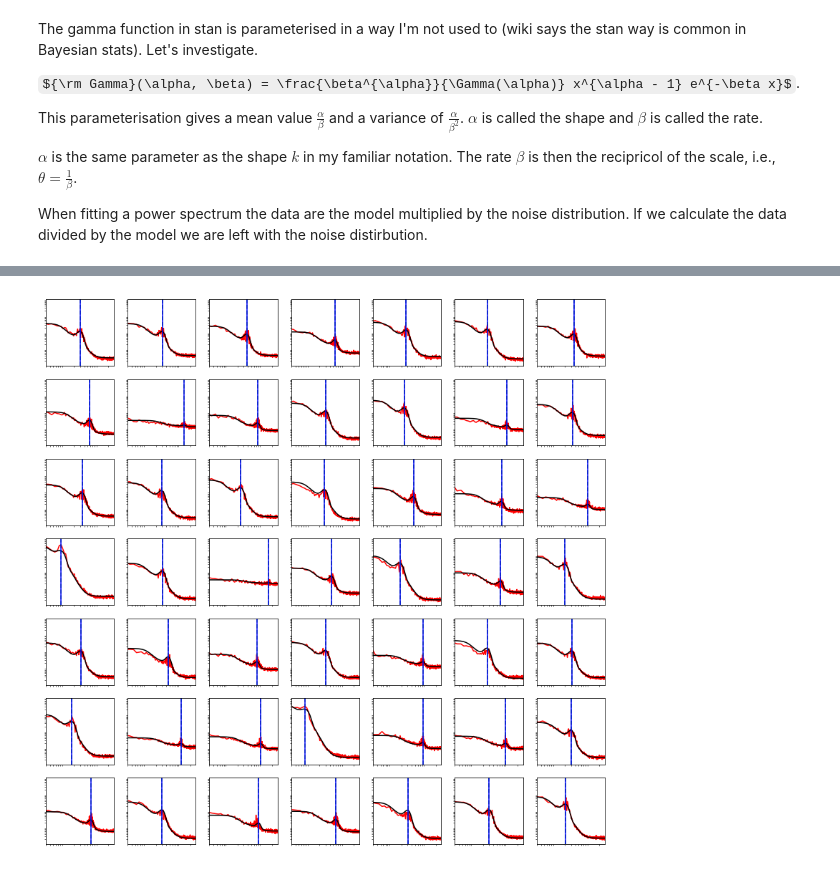
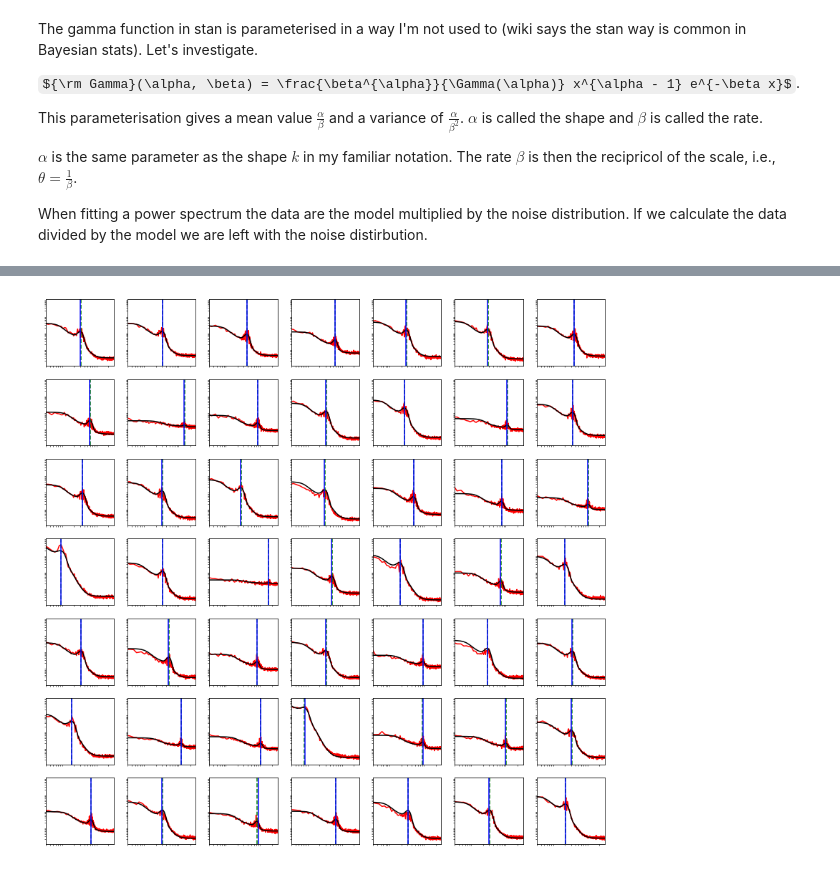
Before and after one commit to grd349/ClusterUp, a Jupyter notebook: coeff_lvars.ipynb, the cells around one changed output, grey strips where cells are left out. Drawn from its saved outputs; the diff is of its cells as text; code cells hidden in the pictures; some formulas as TeX source.

```diff
--- a/coeff_lvars.ipynb
+++ b/coeff_lvars.ipynb
@@ -52,5 +52,6 @@ Text(0,0.5,'Rebinned power')
 # %%
 df.loc[df.KIC == 2436593, 'Numax'] = 28.0
+df.loc[df.KIC == 2438140, 'Numax'] = 72.0
 numaxs = df.Numax.values
 whites = np.median(data[-3:,:], axis=0)
 kics = df.KIC.values
@@ -72,12 +73,12 @@ def model(f, ak, ae, bk, be, ck, ce, dk, de, numax, wk, we, hk, he, white):
     height = 10**(hk + numax*he)
     model = (apod(f, 288.8) * (harvey(f, a, b) + harvey(f, c, d) + gaussian(f, 10**numax, width, height))) + 10**white
     return model
-ak, ae = 3.4, -0.48
-bk, be = -0.43, 0.86
-ck, ce = 3.59, -0.59
-dk, de = 0.02, 0.96
-wk, we = -0.82, 1.03
-hk, he = 6.95, -2.18
+ak, ae = 3.67, -0.63
+bk, be = -0.1, 0.72
+ck, ce = 3.35, -0.49
+dk, de = 0.29, 0.81
+wk, we = -0.28, 0.68
+hk, he = 7.06, -2.11
 n = 7
 fig, ax = plt.subplots(n,n, figsize=[14, 14])
 for i in range(0, n*n):
@@ -173,9 +174,8 @@ transformed parameters {
     vector[M] white;
     numax = numax_std * numaxspread + numax_est;
     white = white_std * whitespread + white_est;
-    a = ak + numax * ae;
     for (j in 1:M){
-        //a[j] = 10^((ak + numax[j] * ae));
+        a[j] = 10^((ak + numax[j] * ae));
         b[j] = 10^((bk + (numax[j]) * be));
         c[j] = 10^((ck + (numax[j]) * ce));
         d[j] = 10^((dk + (numax[j]) * de));
@@ -188,7 +188,7 @@ model {
     for (j in 1:M){
         for (i in 1:N){
             beta[i, j] = dof / (apod(f[i], 288.8)
-                        * (harvey(f[i], 10^a[j], b[j], 4.0)
+                        * (harvey(f[i], a[j], b[j], 4.0)
                         + harvey(f[i], c[j], d[j], 4.0)
                         + gaussian(f[i], 10^numax[j], w[j], h[j]))
                         + 10^white[j]);
@@ -222,14 +222,14 @@ dat = {'N': len(freq),
        'dof': 100,
       'f': freq,
       'p': data,
-      'numax': np.log10(numaxs),
-      'white': np.log10(whites)}
-ak, ae = 3.65, -0.62
-bk, be = -0.15, 0.74
-ck, ce = 3.39, -0.51
-dk, de = 0.27, 0.83
-wk, we = -0.3, 0.7
-hk, he = 7.06, -2.11
+      'numax_est': np.log10(numaxs),
+      'white_est': np.log10(whites)}
+ak, ae = 3.62, -0.61
+bk, be = -0.27, 0.8
+ck, ce = 3.57, -0.61
+dk, de = 0.18, 0.87
+wk, we = -0.33, 0.69
+hk, he = 6.99, -2.05
 start = [{'ak': ak, 'ae': ae, 'bk': bk, 'be': be,
           'ck': ck, 'ce': ce, 'dk': dk, 'de': de,
           'wk': wk, 'we': we, 'hk': hk, 'he': he,
@@ -268,32 +266,32 @@ fit.plot()
 n = 7
 fig, ax = plt.subplots(n,n, figsize=[14, 14])
 ak = fit['ak'].mean()
 ae = fit['ae'].mean()
 bk = fit['bk'].mean()
 be = fit['be'].mean()
 ck = fit['ck'].mean()
 ce = fit['ce'].mean()
 dk = fit['dk'].mean()
 de = fit['de'].mean()
 wk = fit['wk'].mean()
 we = fit['we'].mean()
 hk = fit['hk'].mean()
 he = fit['he'].mean()
-numax = np.log10(numaxs)
+numax = np.mean(fit['numax'], axis=0)
 white = np.log10(whites)
 for i in range(0, n*n):
     fit0 = model(freq, ak, ae, bk, be, ck, ce, dk, de, numax[i], wk, we, hk, he, white[i])
     x = i // n
     y = i % n
     ax[x, y].plot(freq, data[:,i], 'r-')
     ax[x, y].plot(freq, fit0, 'k-')
     ax[x, y].set_xscale('log')
     ax[x, y].set_yscale('log')
     ax[x, y].set_ylim([1e2, 1e6])
     ax[x, y].set_xlim([3 ,288])
     ax[x, y].axvline(10**numax[i], c='g', linestyle='--')
     ax[x, y].axvline(numaxs[i], c='b')
     ax[x, y].set_yticks([])
     ax[x, y].set_xticks([])
 # %% [output]
-[figure, old version]
+[figure, new version]
```
Also changed, not shown: parts of 8 cells of this notebook, 2 other files.
